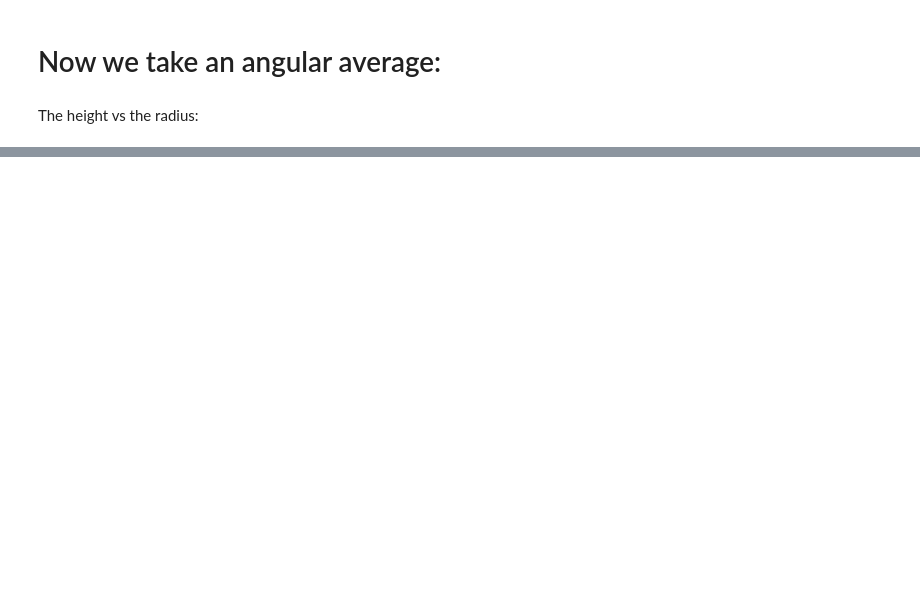
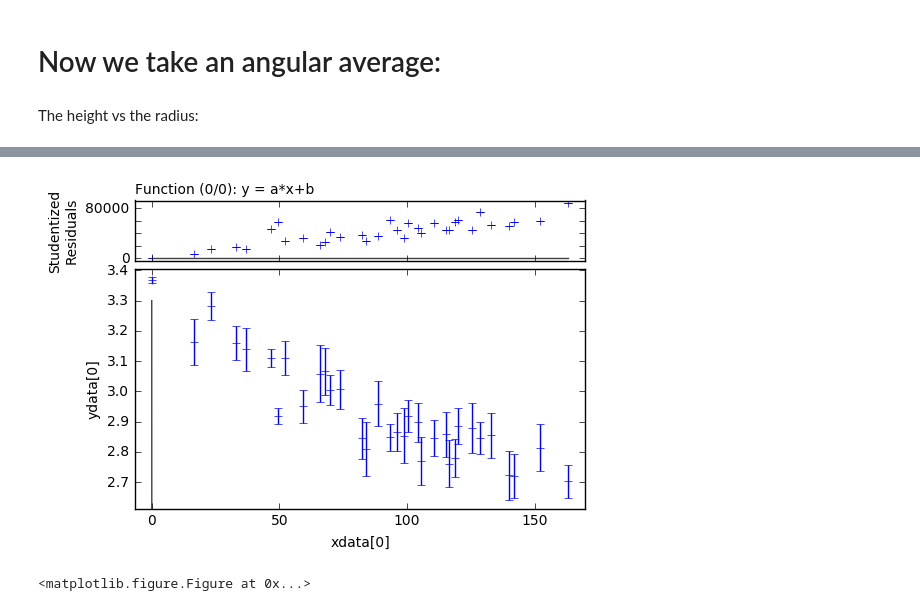
Before and after one commit to ry-dgel/Chladni, a Jupyter notebook: height_map_plate.ipynb, the cells around one changed output, grey strips where cells are left out. Drawn from its saved outputs; the diff is of its cells as text; code cells hidden in the pictures; blank space fills up the shorter version.

```diff
--- a/height_map_plate.ipynb
+++ b/height_map_plate.ipynb
@@ -75,0 +87,10 @@ plt.errorbar?
+# %%
+my_fitter = s.data.fitter(f='a*x+b', p='a=-30, b=3.3')
+# %%
+my_fitter.set_data(
+    xdata=unique_radii*mm_per_gridpoint,
+    ydata=average_heights,
+    eydata=std_average_heights)
+# %% [output]
+[figure, added]
+<matplotlib.figure.Figure at 0x...>
```
Also changed, not shown: parts of 6 cells of this notebook.
